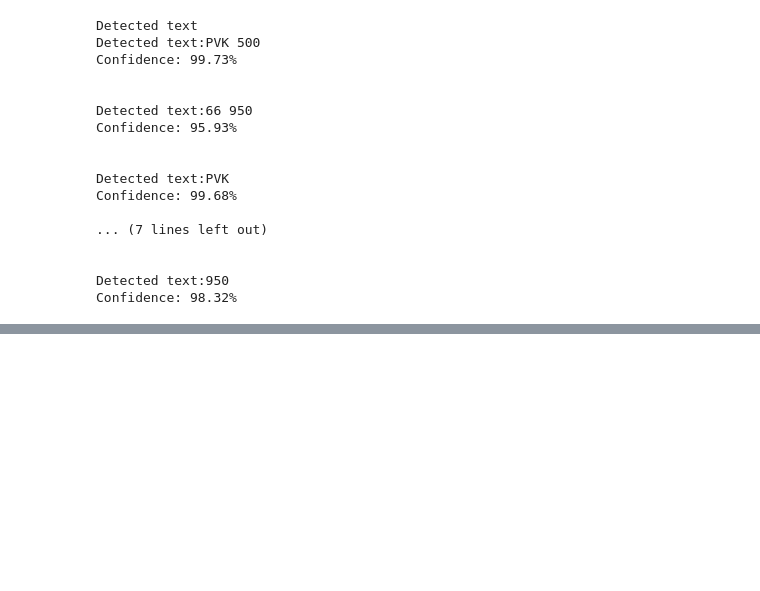
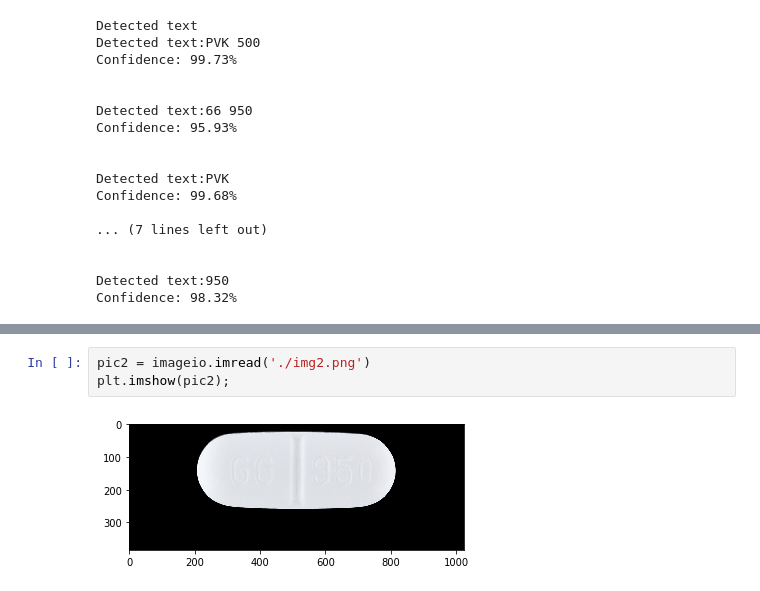
Before and after one commit to labs12-rxid/DS, a Jupyter notebook: text_detection_AWSRekognition.ipynb, the cells around one changed output, grey strips where cells are left out. Saved outputs shown, nothing was run; the diff lists cells and outputs as text; blank space fills up the shorter version.

```diff
--- a/text_detection_AWSRekognition.ipynb
+++ b/text_detection_AWSRekognition.ipynb
@@ -355,0 +254,5 @@ import cv2
+# %%
+pic2 = imageio.imread('./img2.png')
+plt.imshow(pic2);
+# %% [output]
+[figure, added]
```
Also changed, not shown: parts of 55 cells of this notebook.
